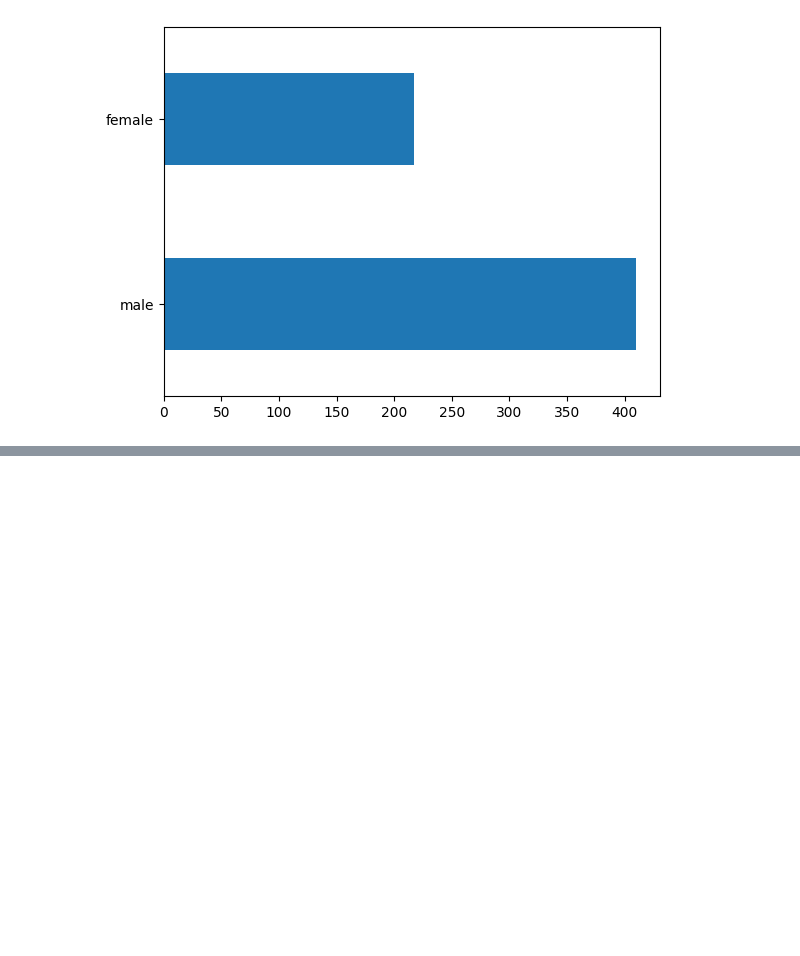
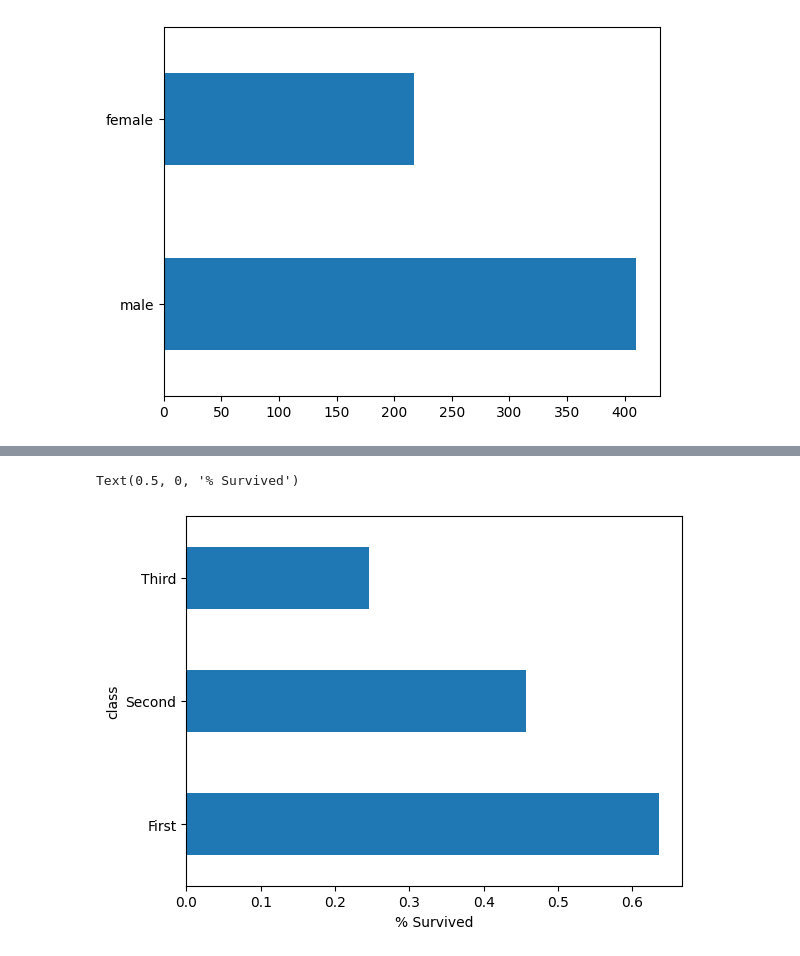
Before and after one commit to SohaibAShah/FCC_ML_Python, a Jupyter notebook: TitanicPreidiction.ipynb, the cells around one changed output, grey strips where cells are left out. Saved outputs shown, nothing was run; the diff lists cells and outputs as text; code cells hidden in the pictures; blank space fills up the shorter version.

```diff
--- a/TitanicPreidiction.ipynb
+++ b/TitanicPreidiction.ipynb
@@ -62,0 +73,5 @@ dftrain.sex.value_counts().plot(kind='barh')
+# %%
+pd.concat([dftrain, y_train], axis=1).groupby('class').survived.mean().plot(kind='barh').set_xlabel('% Survived')
+# %% [output]
+Text(0.5, 0, '% Survived')
+[figure, added]
```
Also changed, not shown: parts of 3 cells of this notebook.
